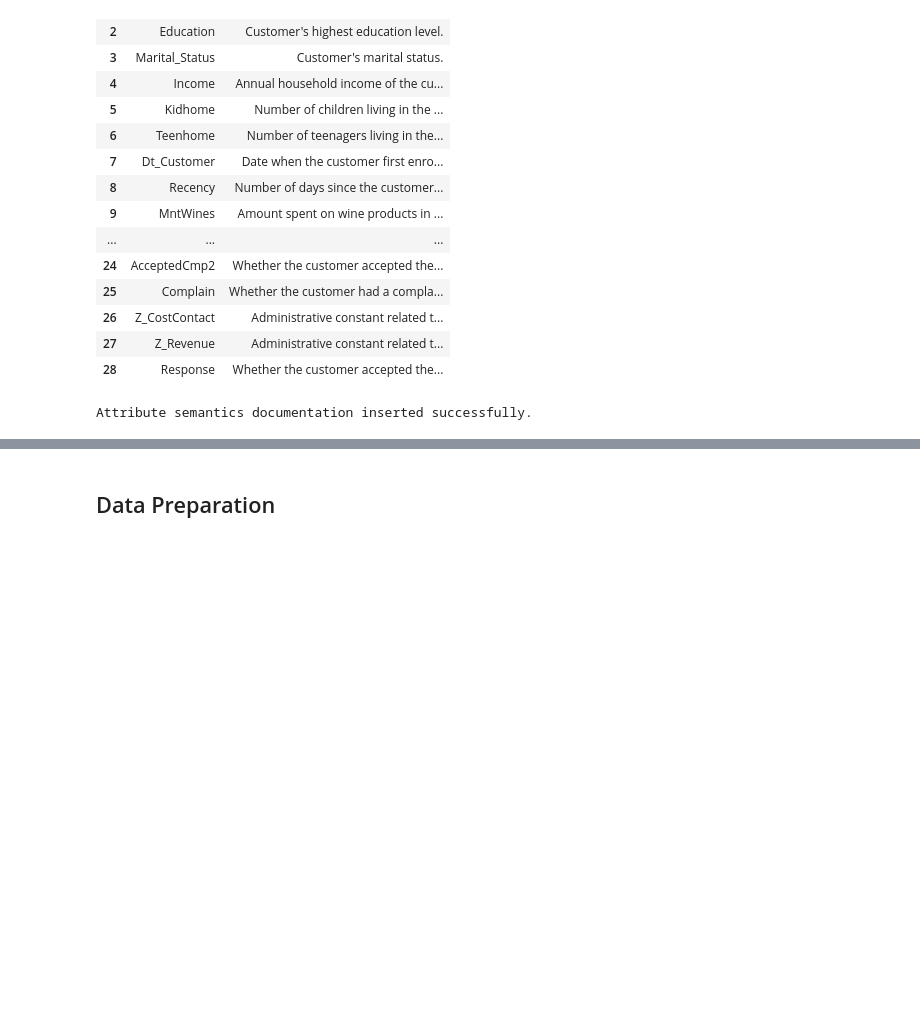
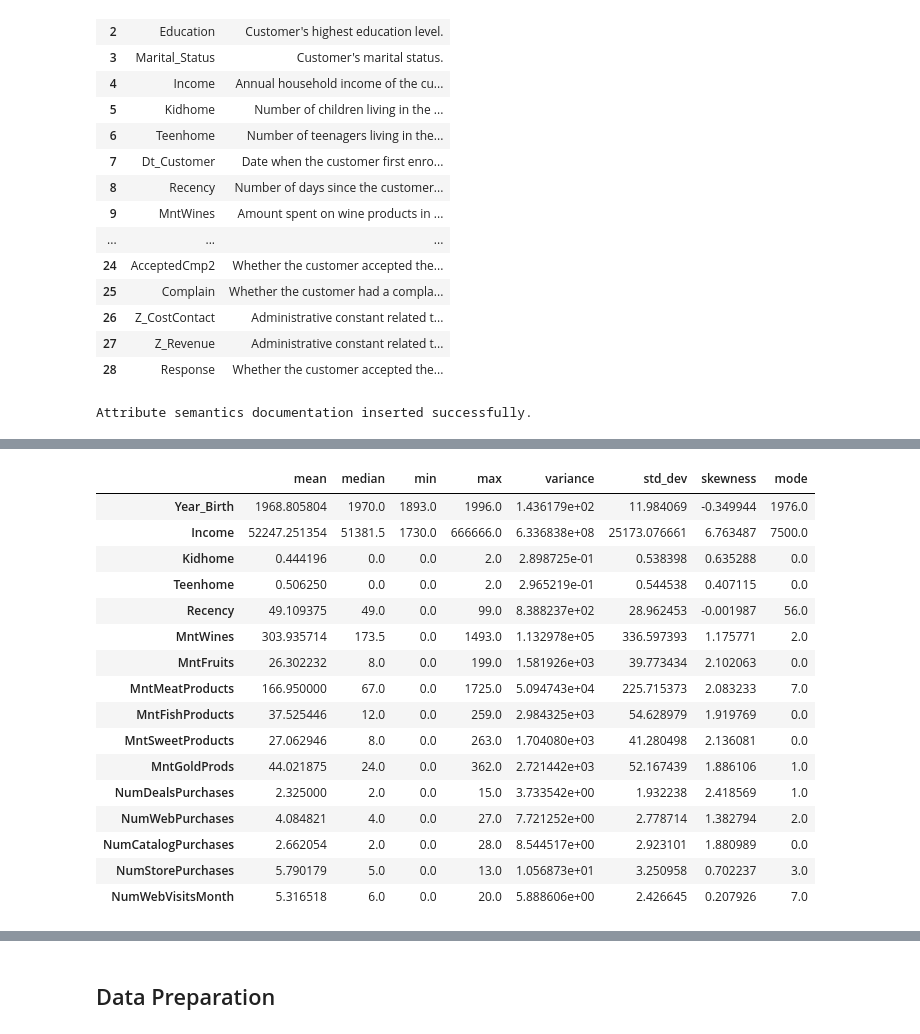
Before and after one commit to dasha-alekseenkova/Business-Intelligence_Lab3, a Jupyter notebook: Cyclists_251201.ipynb, the cells around one changed output, grey strips where cells are left out. Drawn from its saved outputs; the diff is of its cells as text; code cells hidden in the pictures; blank space fills up the shorter version.

```diff
--- a/Cyclists_251201.ipynb
+++ b/Cyclists_251201.ipynb
@@ -830,0 +732,74 @@ NameError: name 'data' is not defined
+# %%
+numeric_cols = [
+    "Year_Birth", "Income", "Kidhome", "Teenhome", "Recency",
+    "MntWines", "MntFruits", "MntMeatProducts", "MntFishProducts",
+    "MntSweetProducts", "MntGoldProds",
+    "NumDealsPurchases", "NumWebPurchases", "NumCatalogPurchases",
+    "NumStorePurchases", "NumWebVisitsMonth"
+]
+start_time_bs = now()
+
+basic_stats = pd.DataFrame({
+    "mean": ifood_df[numeric_cols].mean(),
+    "median": ifood_df[numeric_cols].median(),
+    "min": ifood_df[numeric_cols].min(),
+    "max": ifood_df[numeric_cols].max(),
+    "variance": ifood_df[numeric_cols].var(),
+    "std_dev": ifood_df[numeric_cols].std(),
+    "skewness": ifood_df[numeric_cols].skew(),
+    "mode": ifood_df[numeric_cols].mode().iloc[0]
+})
+
+print("\n=== BASIC STATISTICS FOR NUMERIC ATTRIBUTES ===")
+display(basic_stats)
+
+end_time_bs = now()
+#############################################
+# Documentation: Basic Statistics Activity
+#############################################
+
+basic_stats_code_writer = student_a
+bs_ass_uuid_executor = "ecfbbc77-6e6e-4f13-af4c-8967c112e3cd"  # Generate once
+bs_ass_uuid_writer = "edd8ec45-40ce-4ba3-ae61-6ecd894c7632"  # Generate once
+
+bs_comment = """
+Computed basic descriptive statistics for 16 numeric attributes in the iFood marketing dataset:
+- Central tendency: mean, median, mode
+- Dispersion: variance, standard deviation, min, max
+- Shape: skewness
+These statistics help understand the distribution and identify potential data quality issues.
+"""
+
+basic_stats_activity = [
+    f':compute_basic_statistics rdf:type prov:Activity .',
+    f':compute_basic_statistics sc:isPartOf :data_understanding_phase .',
+    f':compute_basic_statistics rdfs:label "Compute Basic Statistics" .',
+    f':compute_basic_statistics rdfs:comment """{bs_comment}""" .',
+    f':compute_basic_statistics prov:startedAtTime "{start_time_bs}"^^xsd:dateTime .',
+    f':compute_basic_statistics prov:endedAtTime "{end_time_bs}"^^xsd:dateTime .',
+
+    # Executor association
+    f':compute_basic_statistics prov:qualifiedAssociation :{bs_ass_uuid_executor} .',
+    f':{bs_ass_uuid_executor} prov:agent :{executed_by} .',
+    f':{bs_ass_uuid_executor} rdf:type prov:Association .',
+    f':{bs_ass_uuid_executor} prov:hadRole :{code_executor_role} .',
+
+    # Writer association
+    f':compute_basic_statistics prov:qualifiedAssociation :{bs_ass_uuid_writer} .',
+    f':{bs_ass_uuid_writer} prov:agent :{basic_stats_code_writer} .',
+    f':{bs_ass_uuid_writer} rdf:type prov:Association .',
+    f':{bs_ass_uuid_writer} prov:hadRole :{code_writer_role} .',
+
+    # Input: raw data
+    f':compute_basic_statistics prov:used :raw_data .',
+
+    # Output: basic statistics report entity
+    f':basic_statistics_report rdf:type prov:Entity .',
+    f':basic_statistics_report prov:wasGeneratedBy :compute_basic_statistics .',
+    f':basic_statistics_report rdfs:label "Basic Statistics Report" .',
+    f':basic_statistics_report rdfs:comment "Descriptive statistics (mean, median, min, max, variance, std_dev, skewness, mode) for 16 numeric attributes." .',
+]
+engine.insert(basic_stats_activity, prefixes=prefixes)
+
+print("Basic statistics documentation inserted successfully.")
+# %% [output]
@@ -830,0 +807,17 @@ NameError: name 'data' is not defined
+|  | mean | median | min | max | variance | std_dev | skewness | mode |
+| Year_Birth | 1968.805804 | 1970.0 | 1893.0 | 1996.0 | 1.436179e+02 | 11.984069 | -0.349944 | 1976.0 |
+| Income | 52247.251354 | 51381.5 | 1730.0 | 666666.0 | 6.336838e+08 | 25173.076661 | 6.763487 | 7500.0 |
+| Kidhome | 0.444196 | 0.0 | 0.0 | 2.0 | 2.898725e-01 | 0.538398 | 0.635288 | 0.0 |
+| Teenhome | 0.506250 | 0.0 | 0.0 | 2.0 | 2.965219e-01 | 0.544538 | 0.407115 | 0.0 |
+| Recency | 49.109375 | 49.0 | 0.0 | 99.0 | 8.388237e+02 | 28.962453 | -0.001987 | 56.0 |
+| MntWines | 303.935714 | 173.5 | 0.0 | 1493.0 | 1.132978e+05 | 336.597393 | 1.175771 | 2.0 |
+| MntFruits | 26.302232 | 8.0 | 0.0 | 199.0 | 1.581926e+03 | 39.773434 | 2.102063 | 0.0 |
+| MntMeatProducts | 166.950000 | 67.0 | 0.0 | 1725.0 | 5.094743e+04 | 225.715373 | 2.083233 | 7.0 |
+| MntFishProducts | 37.525446 | 12.0 | 0.0 | 259.0 | 2.984325e+03 | 54.628979 | 1.919769 | 0.0 |
+| MntSweetProducts | 27.062946 | 8.0 | 0.0 | 263.0 | 1.704080e+03 | 41.280498 | 2.136081 | 0.0 |
+| MntGoldProds | 44.021875 | 24.0 | 0.0 | 362.0 | 2.721442e+03 | 52.167439 | 1.886106 | 1.0 |
+| NumDealsPurchases | 2.325000 | 2.0 | 0.0 | 15.0 | 3.733542e+00 | 1.932238 | 2.418569 | 1.0 |
+| NumWebPurchases | 4.084821 | 4.0 | 0.0 | 27.0 | 7.721252e+00 | 2.778714 | 1.382794 | 2.0 |
+| NumCatalogPurchases | 2.662054 | 2.0 | 0.0 | 28.0 | 8.544517e+00 | 2.923101 | 1.880989 | 0.0 |
+| NumStorePurchases | 5.790179 | 5.0 | 0.0 | 13.0 | 1.056873e+01 | 3.250958 | 0.702237 | 3.0 |
+| NumWebVisitsMonth | 5.316518 | 6.0 | 0.0 | 20.0 | 5.888606e+00 | 2.426645 | 0.207926 | 7.0 |
```
Also changed, not shown: parts of 18 cells of this notebook.
